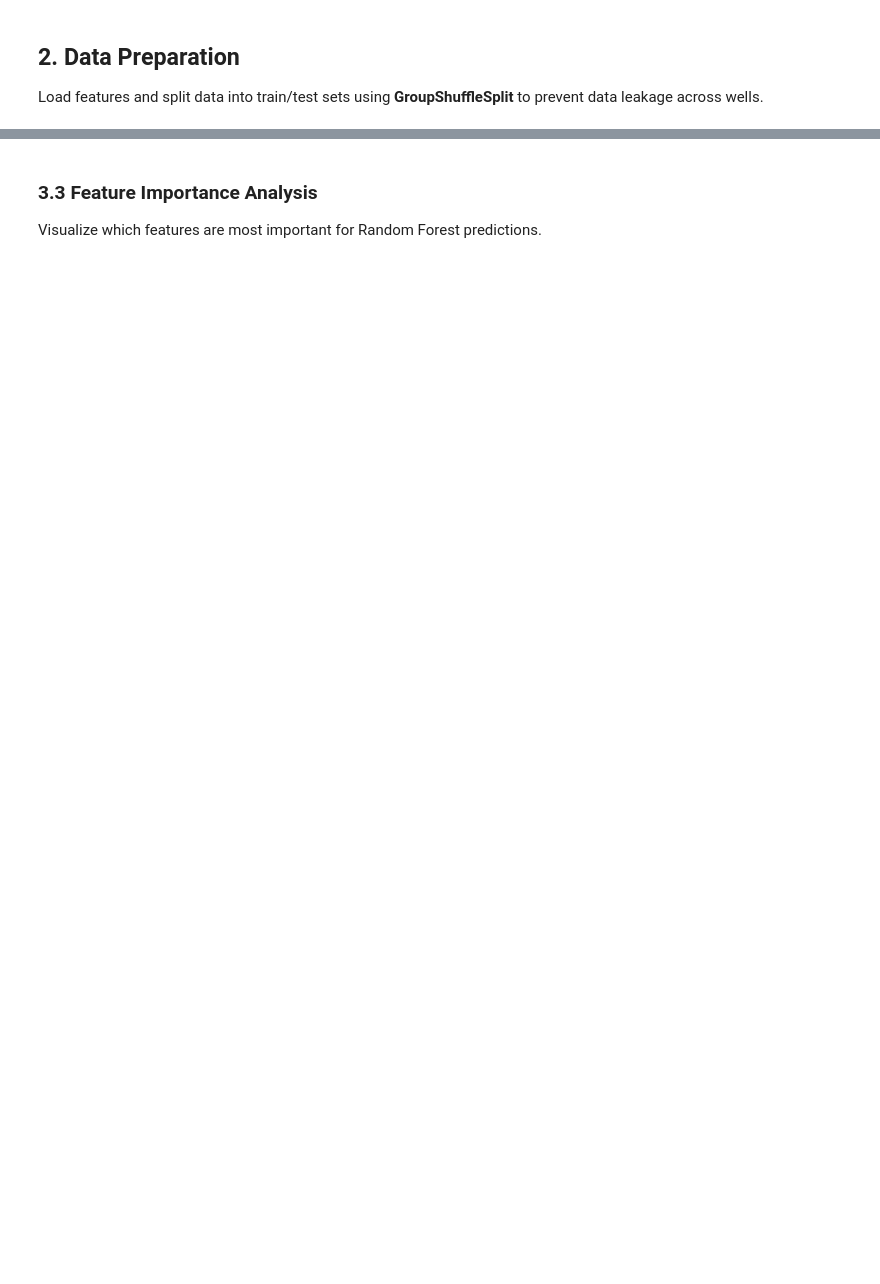
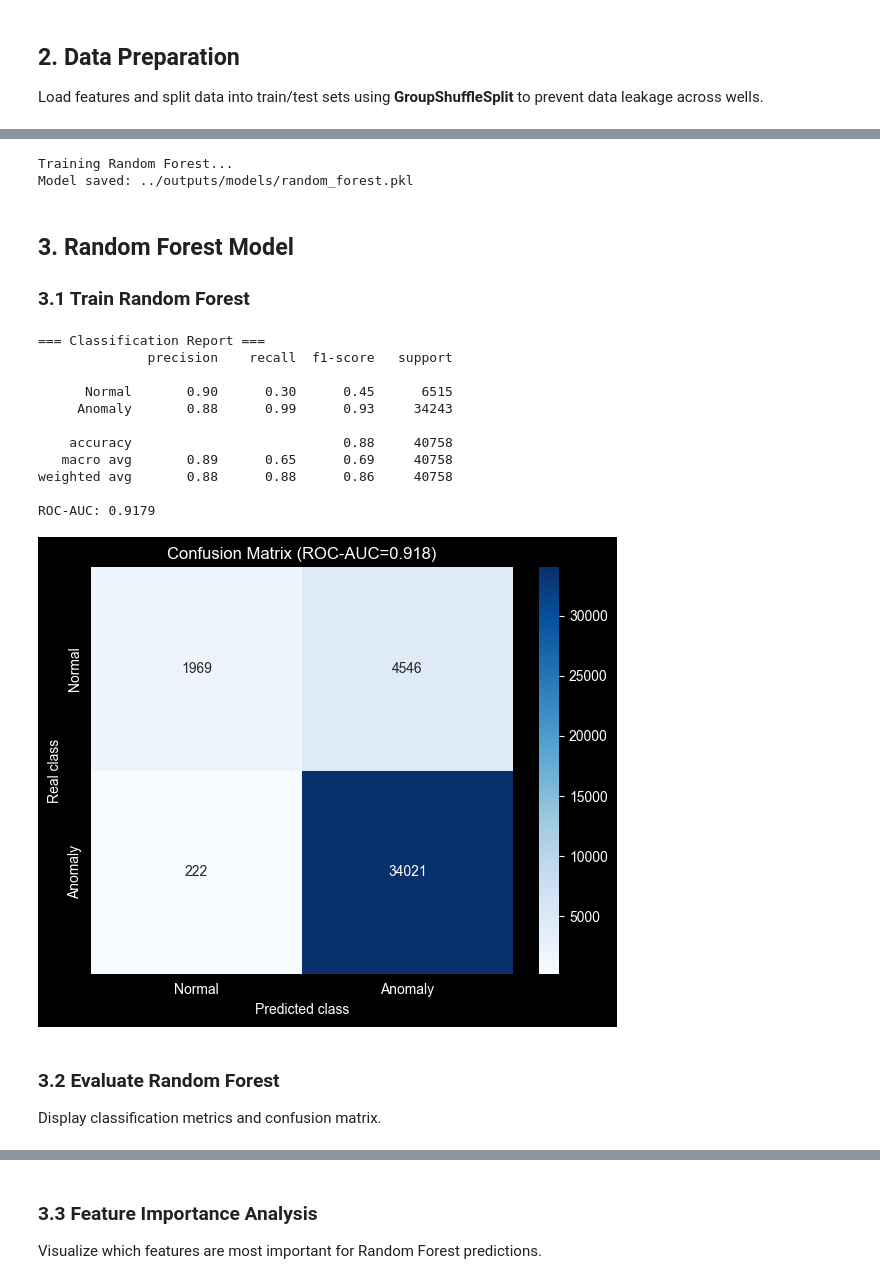
Before and after one commit to Spikw285/DatasetViewer, a Jupyter notebook: notebooks/03_modeling.ipynb, the cells around one changed output, grey strips where cells are left out. Cells and saved outputs as stored; diff of their text form; code cells hidden in the pictures; blank space fills up the shorter version.

```diff
--- a/notebooks/03_modeling.ipynb
+++ b/notebooks/03_modeling.ipynb
@@ -174,0 +81,64 @@ dtype: float64
+# %%
+print("Training Random Forest...")
+
+clf = RandomForestClassifier(
+    n_estimators=200,
+    max_depth=20,
+    min_samples_leaf=5,
+    class_weight="balanced",
+    random_state=42,
+)
+clf.fit(X_train, y_train)
+
+MODEL_PATH = "../outputs/models/random_forest.pkl"
+with open(MODEL_PATH, "wb") as f:
+    pickle.dump(clf, f)
+
+print(f"Model saved: {MODEL_PATH}")
+# %% [output]
+Training Random Forest...
+Model saved: ../outputs/models/random_forest.pkl
+# %% [markdown]
+## 3. Random Forest Model
+
+### 3.1 Train Random Forest
+# %%
+y_pred  = clf.predict(X_test)
+y_proba = clf.predict_proba(X_test)[:, 1]
+
+print("=== Classification Report ===")
+print(classification_report(y_test, y_pred,
+                             target_names=["Normal", "Anomaly"]))
+
+roc_auc = roc_auc_score(y_test, y_proba)
+print(f"ROC-AUC: {roc_auc:.4f}")
+
+# Confusion matrix
+cm = confusion_matrix(y_test, y_pred)
+plt.figure(figsize=(6, 5))
+sns.heatmap(cm, annot=True, fmt="d", cmap="Blues",
+            xticklabels=["Normal", "Anomaly"],
+            yticklabels=["Normal", "Anomaly"])
+plt.title(f"Confusion Matrix (ROC-AUC={roc_auc:.3f})")
+plt.ylabel("Real class")
+plt.xlabel("Predicted class")
+plt.tight_layout()
+plt.savefig("../outputs/figures/confusion_matrix.png", dpi=150)
+plt.show()
+# %% [output]
+=== Classification Report ===
+              precision    recall  f1-score   support
+
+      Normal       0.90      0.30      0.45      6515
+     Anomaly       0.88      0.99      0.93     34243
+
+    accuracy                           0.88     40758
+   macro avg       0.89      0.65      0.69     40758
+weighted avg       0.88      0.88      0.86     40758
+
+ROC-AUC: 0.9179
+[figure, added]
+# %% [markdown]
+### 3.2 Evaluate Random Forest
+
+Display classification metrics and confusion matrix.
```
Also changed, not shown: parts of 29 cells of this notebook, 8 other files.
